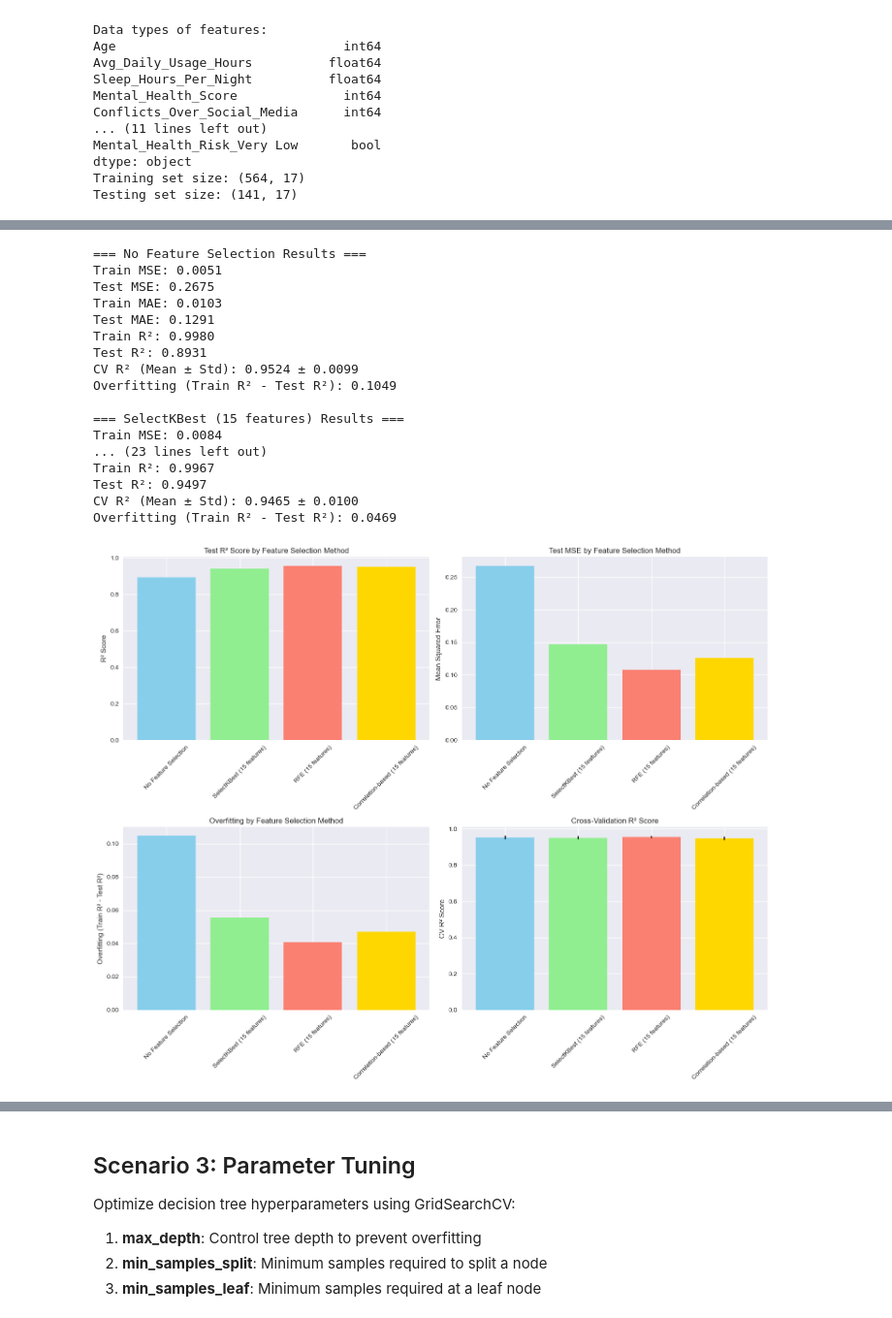
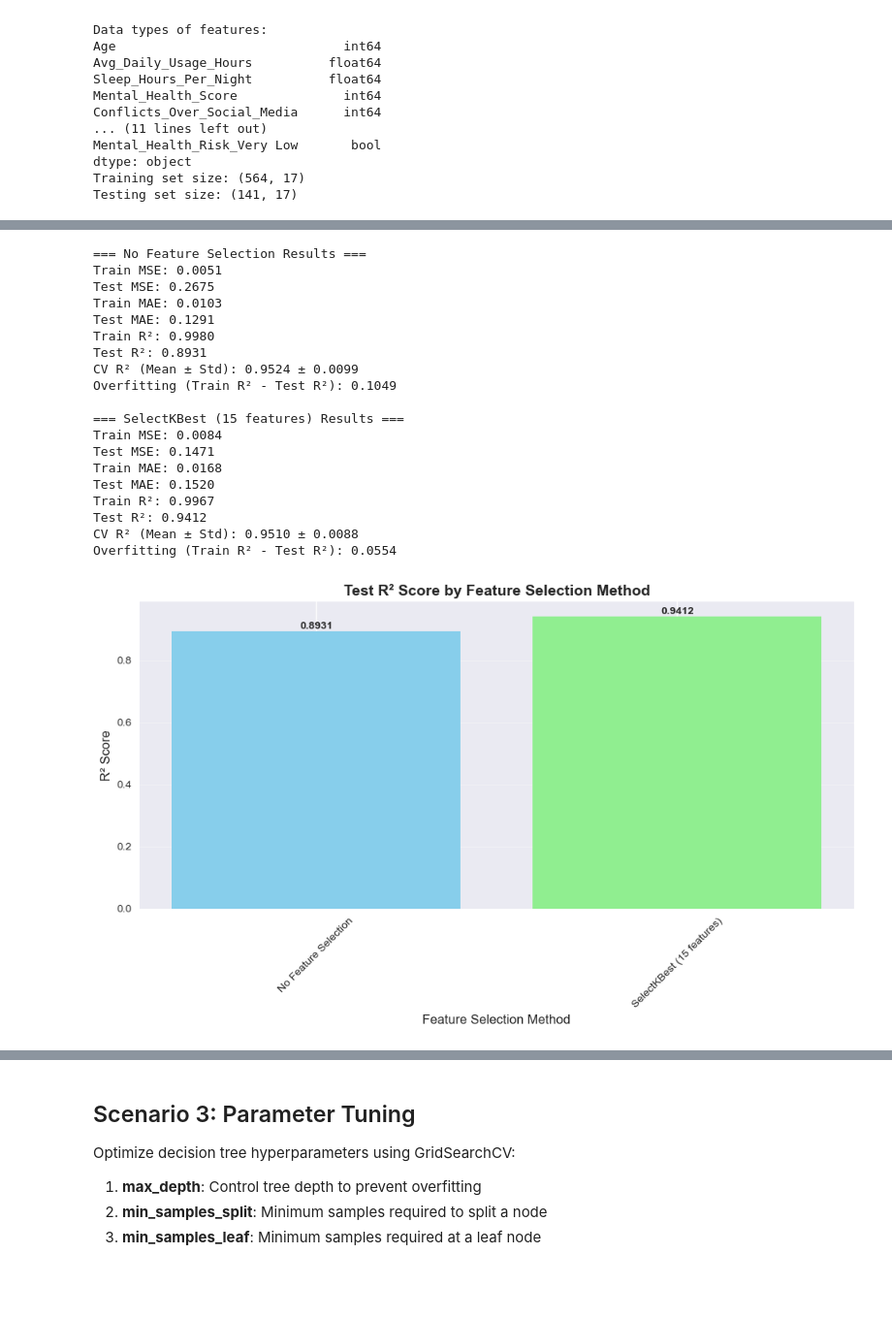
Before and after one commit to tsaqifimtinan/finalproject-kel-8-pm-d, a Jupyter notebook: decision tree/decision_tree_regression_analysis.ipynb, the cells around one changed output, grey strips where cells are left out. Shown at 97% size. Saved outputs shown, nothing was run; the diff lists cells and outputs as text; code cells hidden in the pictures; blank space fills up the shorter version.

```diff
--- a/decision tree/decision_tree_regression_analysis.ipynb
+++ b/decision tree/decision_tree_regression_analysis.ipynb
@@ -284,20 +272,6 @@ dt_kbest.fit(X_train_kbest, y_train)
 results_kbest = evaluate_model(dt_kbest, X_train_kbest, X_test_kbest, y_train, y_test, "SelectKBest (15 features)")
 feature_selection_results.append(results_kbest)
 print_results(results_kbest)
-
-# Model 3: RFE
-dt_rfe = DecisionTreeRegressor(random_state=42, max_depth=10)
-dt_rfe.fit(X_train_rfe, y_train)
-results_rfe = evaluate_model(dt_rfe, X_train_rfe, X_test_rfe, y_train, y_test, "RFE (15 features)")
-feature_selection_results.append(results_rfe)
-print_results(results_rfe)
-
-# Model 4: Correlation-based
-dt_corr = DecisionTreeRegressor(random_state=42, max_depth=10)
-dt_corr.fit(X_train_corr, y_train)
-results_corr = evaluate_model(dt_corr, X_train_corr, X_test_corr, y_train, y_test, "Correlation-based (15 features)")
-feature_selection_results.append(results_corr)
-print_results(results_corr)
 # %% [output]
 === No Feature Selection Results ===
 Train MSE: 0.0051
@@ -311,46 +285,36 @@ Overfitting (Train R² - Test R²): 0.1049
 
 === SelectKBest (15 features) Results ===
 Train MSE: 0.0084
-... (23 lines left out)
+Test MSE: 0.1471
+Train MAE: 0.0168
+Test MAE: 0.1520
 Train R²: 0.9967
-Test R²: 0.9497
-CV R² (Mean ± Std): 0.9465 ± 0.0100
-Overfitting (Train R² - Test R²): 0.0469
+Test R²: 0.9412
+CV R² (Mean ± Std): 0.9510 ± 0.0088
+Overfitting (Train R² - Test R²): 0.0554
 # %%
 # Visualize Feature Selection Results
+import matplotlib.pyplot as plt
+
 fs_df = pd.DataFrame(feature_selection_results)
 
-fig, axes = plt.subplots(2, 2, figsize=(15, 12))
+# Test R² Comparison - Single plot showing only R² scores
+plt.figure(figsize=(10, 6))
+plt.bar(fs_df['Model'], fs_df['Test_R2'], color=['skyblue', 'lightgreen'])
+plt.title('Test R² Score by Feature Selection Method', fontsize=14, fontweight='bold')
+plt.ylabel('R² Score', fontsize=12)
+plt.xlabel('Feature Selection Method', fontsize=12)
+plt.xticks(rotation=45)
+plt.grid(axis='y', alpha=0.3)
 
-# Test R² Comparison
-axes[0, 0].bar(fs_df['Model'], fs_df['Test_R2'], color=['skyblue', 'lightgreen', 'salmon', 'gold'])
-axes[0, 0].set_title('Test R² Score by Feature Selection Method')
-axes[0, 0].set_ylabel('R² Score')
-axes[0, 0].tick_params(axis='x', rotation=45)
-
-# MSE Comparison
-axes[0, 1].bar(fs_df['Model'], fs_df['Test_MSE'], color=['skyblue', 'lightgreen', 'salmon', 'gold'])
-axes[0, 1].set_title('Test MSE by Feature Selection Method')
-axes[0, 1].set_ylabel('Mean Squared Error')
-axes[0, 1].tick_params(axis='x', rotation=45)
-
-# Overfitting Comparison
-axes[1, 0].bar(fs_df['Model'], fs_df['Overfitting'], color=['skyblue', 'lightgreen', 'salmon', 'gold'])
-axes[1, 0].set_title('Overfitting by Feature Selection Method')
-axes[1, 0].set_ylabel('Overfitting (Train R² - Test R²)')
-axes[1, 0].tick_params(axis='x', rotation=45)
-
-# Cross-validation scores
-axes[1, 1].bar(fs_df['Model'], fs_df['CV_R2_Mean'],
-               yerr=fs_df['CV_R2_Std'], capsize=5, color=['skyblue', 'lightgreen', 'salmon', 'gold'])
-axes[1, 1].set_title('Cross-Validation R² Score')
-axes[1, 1].set_ylabel('CV R² Score')
-axes[1, 1].tick_params(axis='x', rotation=45)
+# Add value labels on top of bars
+for i, v in enumerate(fs_df['Test_R2']):
+    plt.text(i, v + 0.001, f'{v:.4f}', ha='center', va='bottom', fontweight='bold')
 
 plt.tight_layout()
 plt.show()
 # %% [output]
-[figure, old version]
+[figure, new version]
 # %%
 # Feature Selection Method Comparison Summary
 print("=" * 80)
```
Also changed, not shown: parts of 13 cells of this notebook.
